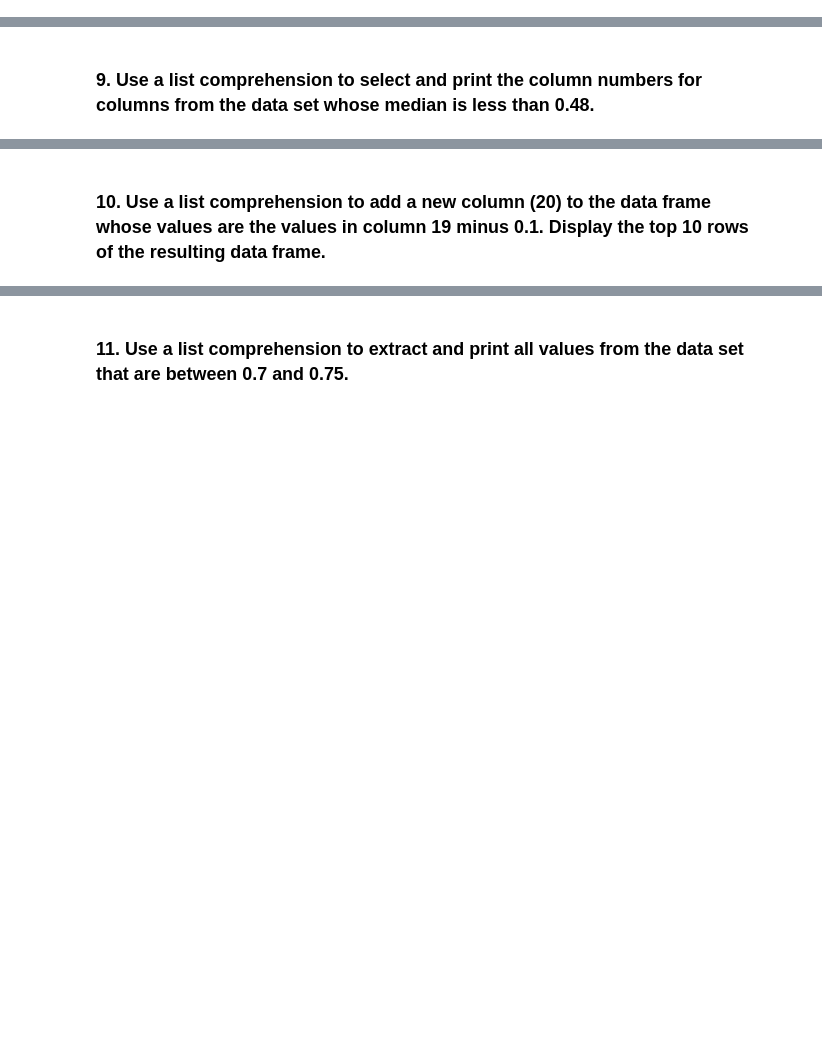
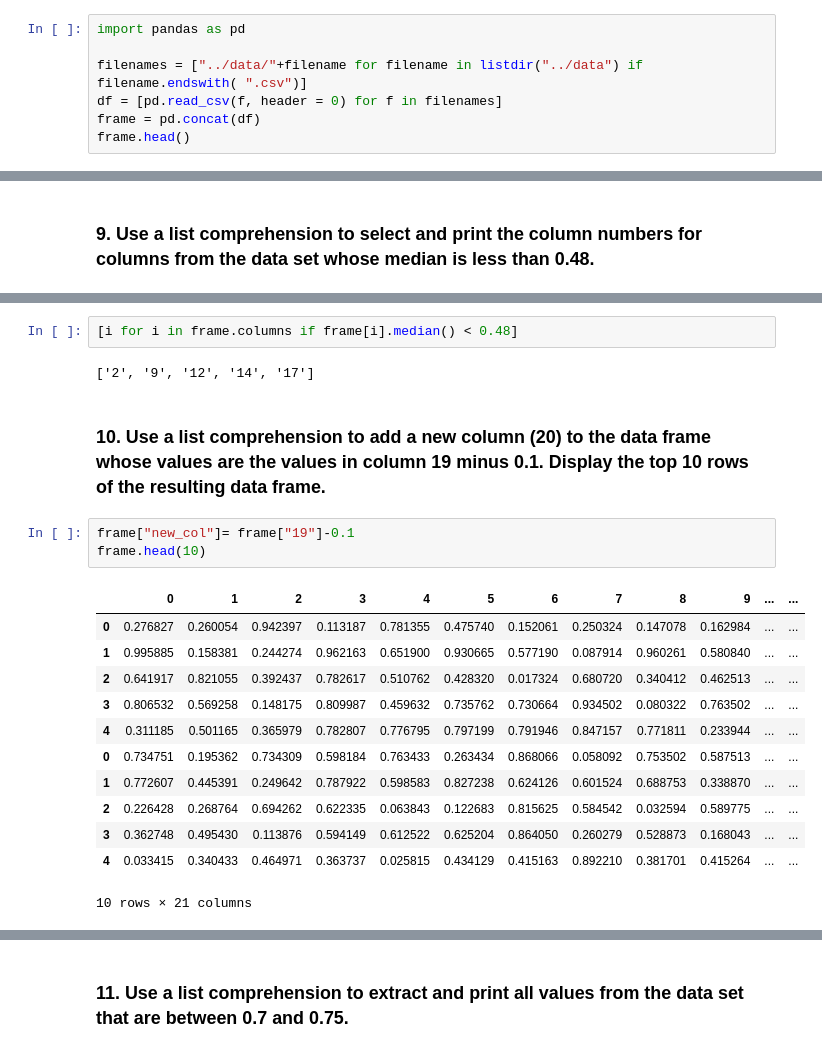
Before and after one commit to ta-data-lis/lab-list-comprehensions, a Jupyter notebook: your-code/main.ipynb, the cells around one changed output, grey strips where cells are left out. Saved outputs shown, nothing was run; the diff lists cells and outputs as text; blank space fills up the shorter version.

```diff
--- a/your-code/main.ipynb
+++ b/your-code/main.ipynb
@@ -49,2 +83,9 @@ b = np.array([[[0.55867166, 0.06210792, 0.08147297],
 # %% [markdown]
 ### 8. Use a list comprehension and the Pandas `read_csv` and `concat` methods to read all CSV files in the */data* directory and combine them into a single data frame. Display the top 10 rows of the resulting data frame.
+# %%
+import pandas as pd
+
+filenames = ["../data/"+filename for filename in listdir("../data") if filename.endswith( ".csv")]
+df = [pd.read_csv(f, header = 0) for f in filenames]
+frame = pd.concat(df)
+frame.head()
@@ -53,2 +110,22 @@ b = np.array([[[0.55867166, 0.06210792, 0.08147297],
+# %%
+[i for i in frame.columns if frame[i].median() < 0.48]
+# %% [output]
+['2', '9', '12', '14', '17']
 # %% [markdown]
 ### 10. Use a list comprehension to add a new column (20) to the data frame whose values are the values in column 19 minus 0.1. Display the top 10 rows of the resulting data frame.
+# %%
+frame["new_col"]= frame["19"]-0.1
+frame.head(10)
+# %% [output]
+|  | 0 | 1 | 2 | 3 | 4 | 5 | 6 | 7 | 8 | 9 | ... | ... |
+| 0 | 0.276827 | 0.260054 | 0.942397 | 0.113187 | 0.781355 | 0.475740 | 0.152061 | 0.250324 | 0.147078 | 0.162984 | ... | ... |
+| 1 | 0.995885 | 0.158381 | 0.244274 | 0.962163 | 0.651900 | 0.930665 | 0.577190 | 0.087914 | 0.960261 | 0.580840 | ... | ... |
+| 2 | 0.641917 | 0.821055 | 0.392437 | 0.782617 | 0.510762 | 0.428320 | 0.017324 | 0.680720 | 0.340412 | 0.462513 | ... | ... |
+| 3 | 0.806532 | 0.569258 | 0.148175 | 0.809987 | 0.459632 | 0.735762 | 0.730664 | 0.934502 | 0.080322 | 0.763502 | ... | ... |
+| 4 | 0.311185 | 0.501165 | 0.365979 | 0.782807 | 0.776795 | 0.797199 | 0.791946 | 0.847157 | 0.771811 | 0.233944 | ... | ... |
+| 0 | 0.734751 | 0.195362 | 0.734309 | 0.598184 | 0.763433 | 0.263434 | 0.868066 | 0.058092 | 0.753502 | 0.587513 | ... | ... |
+| 1 | 0.772607 | 0.445391 | 0.249642 | 0.787922 | 0.598583 | 0.827238 | 0.624126 | 0.601524 | 0.688753 | 0.338870 | ... | ... |
+| 2 | 0.226428 | 0.268764 | 0.694262 | 0.622335 | 0.063843 | 0.122683 | 0.815625 | 0.584542 | 0.032594 | 0.589775 | ... | ... |
+| 3 | 0.362748 | 0.495430 | 0.113876 | 0.594149 | 0.612522 | 0.625204 | 0.864050 | 0.260279 | 0.528873 | 0.168043 | ... | ... |
+| 4 | 0.033415 | 0.340433 | 0.464971 | 0.363737 | 0.025815 | 0.434129 | 0.415163 | 0.892210 | 0.381701 | 0.415264 | ... | ... |
+10 rows × 21 columns
```
Also changed, not shown: parts of 12 cells of this notebook.
